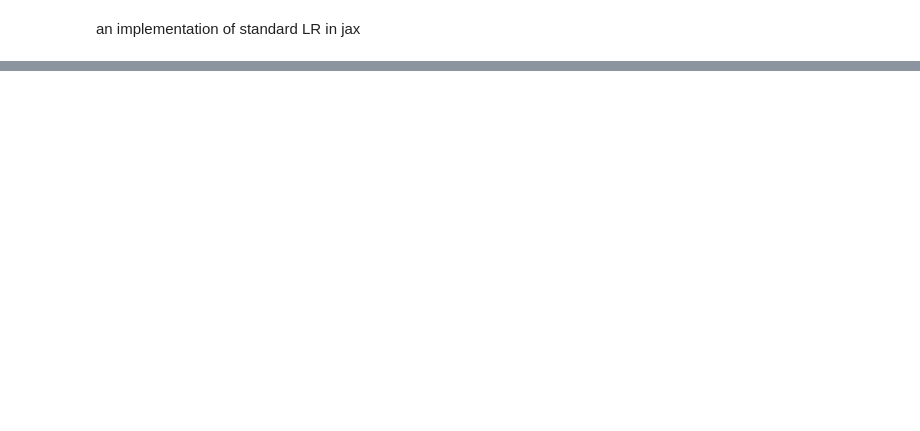
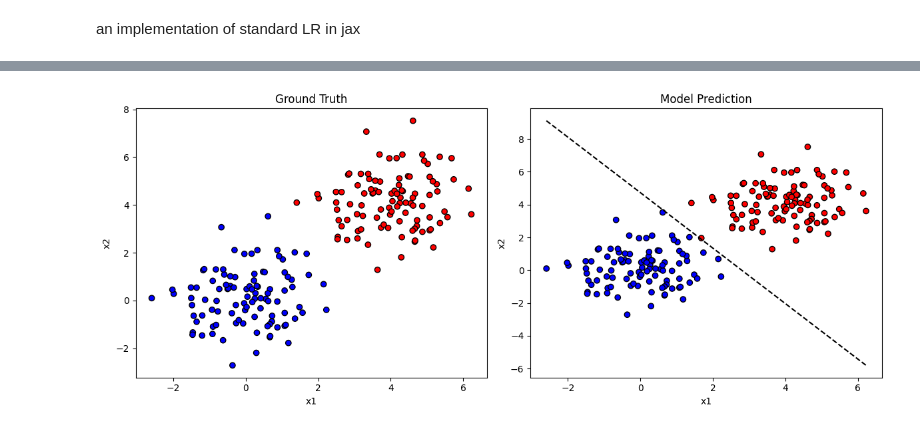
Before and after one commit to xPuffball/jax_playground, a Jupyter notebook: logistic_regression.ipynb, the cells around one changed output, grey strips where cells are left out. Cells and saved outputs as stored; diff of their text form; code cells hidden in the pictures; blank space fills up the shorter version.

```diff
--- a/logistic_regression.ipynb
+++ b/logistic_regression.ipynb
@@ -19,0 +59,37 @@ plt.scatter(X1[:, 0], X1[:, 1])
+# %%
+import matplotlib.pyplot as plt
+import jax.numpy as jnp
+
+# Predicted probabilities
+y_prob = forward(X, W, b)
+
+# Convert to 0/1 predictions
+y_pred = (y_prob >= 0.5).astype(int)
+
+# Decision boundary
+x_vals = jnp.linspace(X[:, 0].min(), X[:, 0].max(), 100)
+y_vals = -(W[0] * x_vals + b) / W[1]
+
+fig, ax = plt.subplots(1, 2, figsize=(12, 5))
+
+# ----------------------
+# Ground Truth
+# ----------------------
+ax[0].scatter(X[:, 0], X[:, 1], c=Y, cmap="bwr", edgecolors="k")
+ax[0].set_title("Ground Truth")
+ax[0].set_xlabel("x1")
+ax[0].set_ylabel("x2")
+
+# ----------------------
+# Model Predictions
+# ----------------------
+ax[1].scatter(X[:, 0], X[:, 1], c=y_pred, cmap="bwr", edgecolors="k")
+ax[1].plot(x_vals, y_vals, "k--")
+ax[1].set_title("Model Prediction")
+ax[1].set_xlabel("x1")
+ax[1].set_ylabel("x2")
+
+plt.tight_layout()
+plt.show()
+# %% [output]
+[figure, added]
```
Also changed, not shown: parts of 3 cells of this notebook, 11 other files.
